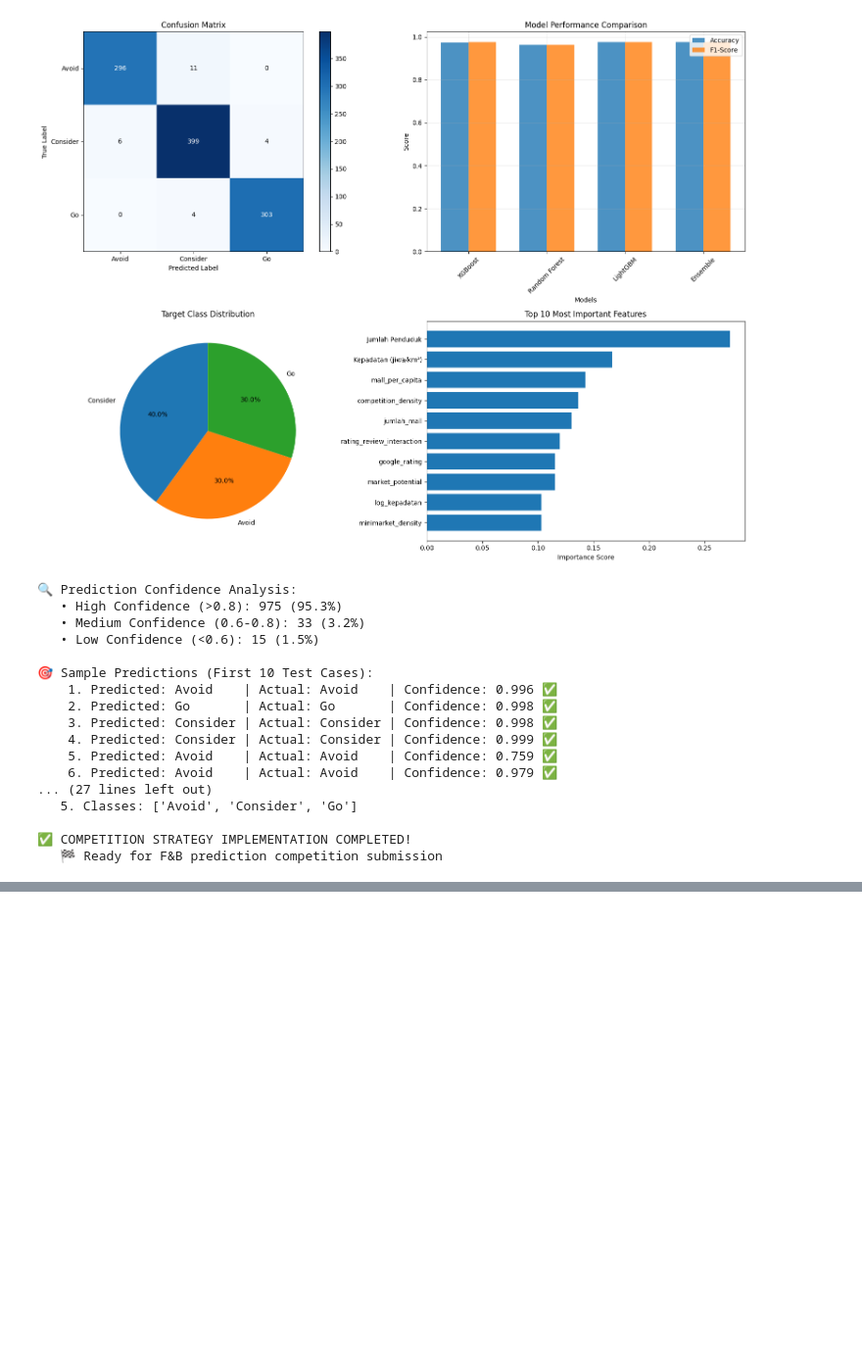
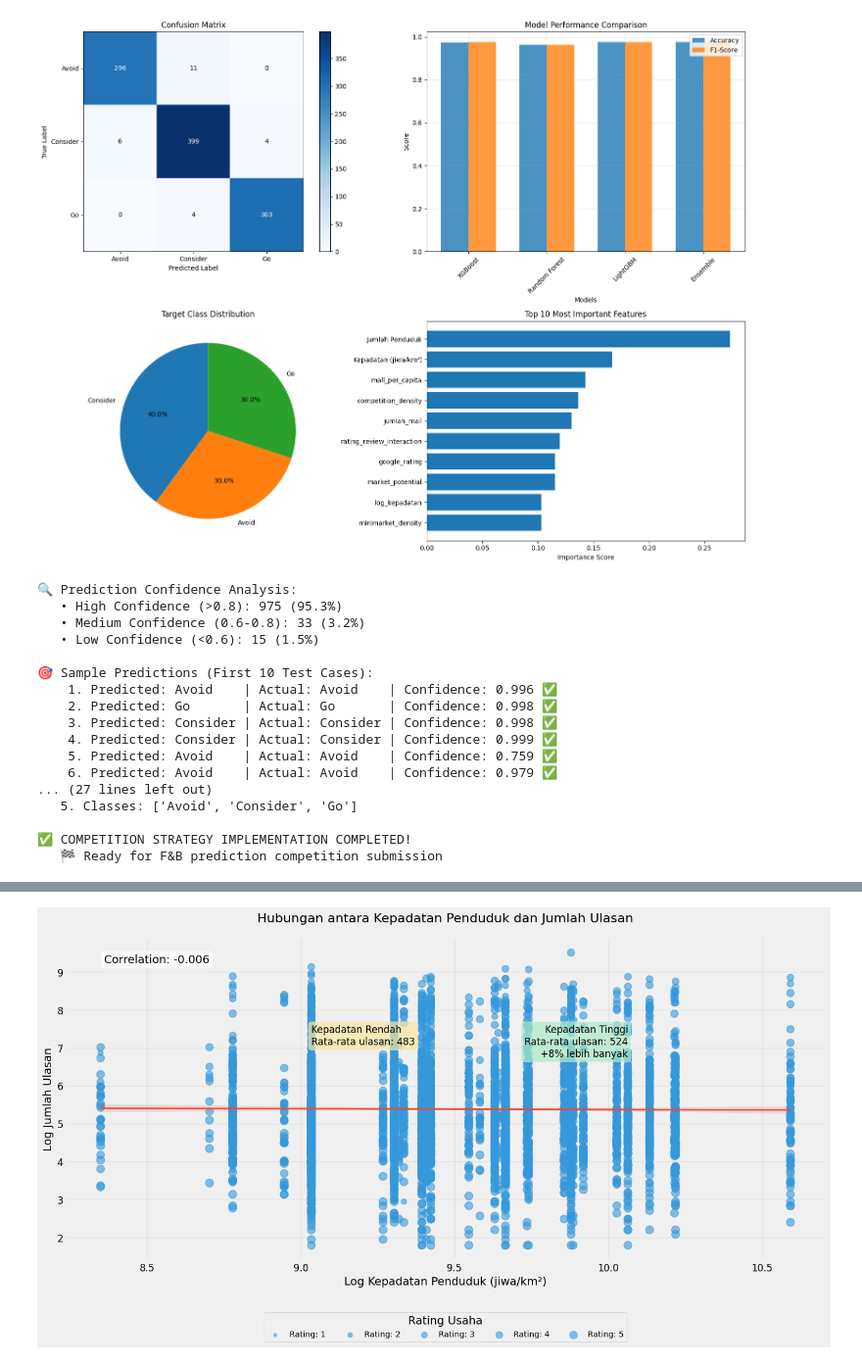
Before and after one commit to Dho99/ai-business-impact-predictor, a Jupyter notebook: EDA/new_training_with_google_maps_data.ipynb, the cells around one changed output, grey strips where cells are left out. Shown at 98% size. Drawn from its saved outputs; the diff is of its cells as text; code cells hidden in the pictures; blank space fills up the shorter version.

```diff
--- a/EDA/new_training_with_google_maps_data.ipynb
+++ b/EDA/new_training_with_google_maps_data.ipynb
@@ -2379,0 +1761,95 @@ weighted avg       0.98      0.98      0.98      1023
+# %%
+# 2. Hubungan antara Kepadatan Penduduk dan Jumlah Ulasan
+import matplotlib.pyplot as plt
+import seaborn as sns
+import numpy as np
+import pandas as pd
+from matplotlib.colors import LinearSegmentedColormap
+from scipy import stats
+
+# Set style
+plt.style.use('fivethirtyeight')
+
+# Check if df exists, otherwise use df_enriched
+try:
+    data = df if 'df' in locals() else df_enriched
+except:
+    # If neither exist, load from file
+    data = pd.read_csv('../datasets/enriched_training_dataset.csv')
+
+# Create custom colormap
+colors = ['#D4F1F9', '#75DDDD', '#508991', '#172A3A']
+custom_cmap = LinearSegmentedColormap.from_list('custom_viridis', colors, N=100)
+
+fig, ax = plt.subplots(figsize=(14, 8))
+
+# Apply log transformation to handle outliers
+data['log_jumlah_ulasan'] = np.log1p(data['jumlah_ulasan'])
+data['log_kepadatan'] = np.log1p(data['Kepadatan (jiwa/km²)'])
+
+# Calculate correlation
+corr = data['log_kepadatan'].corr(data['log_jumlah_ulasan'])
+
+# Create scatterplot with regression line
+sns.regplot(
+    x='log_kepadatan',
+    y='log_jumlah_ulasan',
+    data=data,
+    scatter_kws={
+        'alpha': 0.6,
+        'color': '#3498DB',
+        's': data['google_rating'] * 20,  # Size points by rating
+    },
+    line_kws={
+        'color': '#E74C3C',
+        'linewidth': 2
+    },
+    ax=ax
+)
+
+# Add correlation annotation
+ax.text(0.05, 0.95, f"Correlation: {corr:.3f}",
+        transform=ax.transAxes, fontsize=14,
+        verticalalignment='top',
+        bbox=dict(boxstyle='round', facecolor='white', alpha=0.7))
+
+# Create categorical annotation for density regions
+low_density = data[data['log_kepadatan'] < np.percentile(data['log_kepadatan'], 25)]
+high_density = data[data['log_kepadatan'] > np.percentile(data['log_kepadatan'], 75)]
+
+low_avg = low_density['jumlah_ulasan'].mean()
+high_avg = high_density['jumlah_ulasan'].mean()
+increase_pct = ((high_avg - low_avg) / low_avg) * 100
+
+# Add annotations
+ax.text(np.percentile(data['log_kepadatan'], 10),
+        np.max(data['log_jumlah_ulasan']) * 0.8,
+        f"Kepadatan Rendah\nRata-rata ulasan: {low_avg:.0f}",
+        fontsize=12, ha='left', va='top',
+        bbox=dict(boxstyle='round', facecolor='#F9E79F', alpha=0.7))
+
+ax.text(np.percentile(data['log_kepadatan'], 90),
+        np.max(data['log_jumlah_ulasan']) * 0.8,
+        f"Kepadatan Tinggi\nRata-rata ulasan: {high_avg:.0f}\n+{increase_pct:.0f}% lebih banyak",
+        fontsize=12, ha='right', va='top',
+        bbox=dict(boxstyle='round', facecolor='#ABEBC6', alpha=0.7))
+
+# Styling
+ax.set_title('Hubungan antara Kepadatan Penduduk dan Jumlah Ulasan', fontsize=16, pad=20)
+ax.set_xlabel('Log Kepadatan Penduduk (jiwa/km²)', fontsize=14)
+ax.set_ylabel('Log Jumlah Ulasan', fontsize=14)
+ax.tick_params(axis='both', labelsize=12)
+ax.grid(alpha=0.3)
+
+# Add legend for bubble size
+sizes = [1, 2, 3, 4, 5]
+labels = ["Rating: " + str(s) for s in sizes]
+handles = [plt.scatter([], [], s=s*20, color='#3498DB', alpha=0.6) for s in sizes]
+ax.legend(handles, labels, title="Rating Usaha", loc="upper center",
+          bbox_to_anchor=(0.5, -0.15), frameon=True, ncol=5, fontsize=10)
+
+plt.tight_layout()
+plt.savefig('../results/Population_Density_vs_Reviews.png', dpi=300, bbox_inches='tight')
+plt.show()
+# %% [output]
+[figure, added]
```
Also changed, not shown: parts of 32 cells of this notebook, 10 other files.
